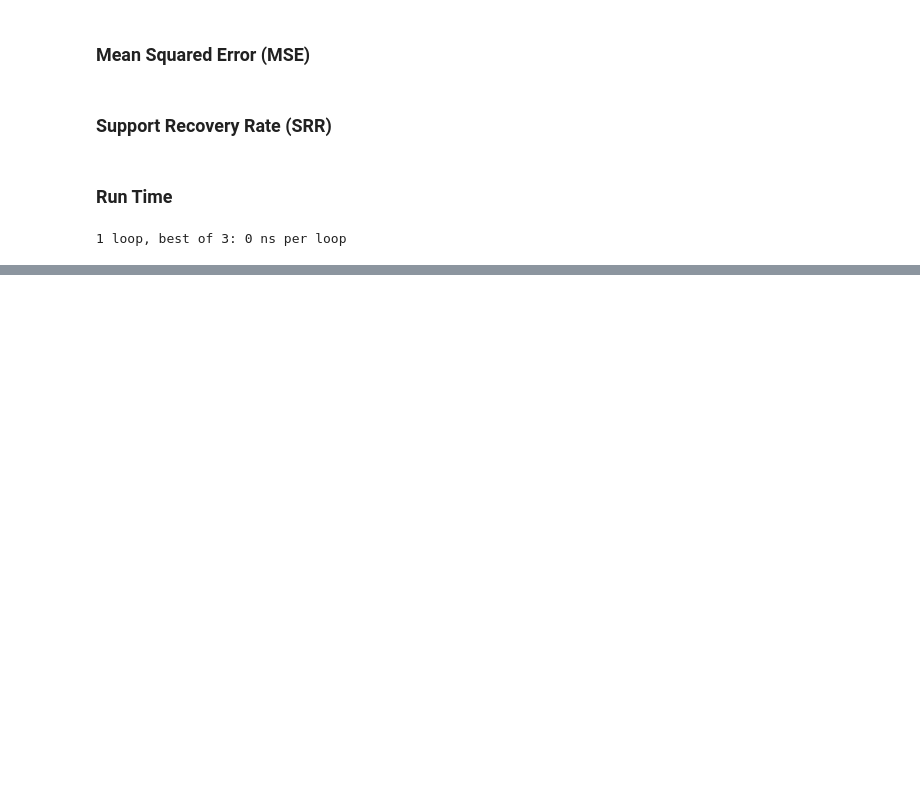
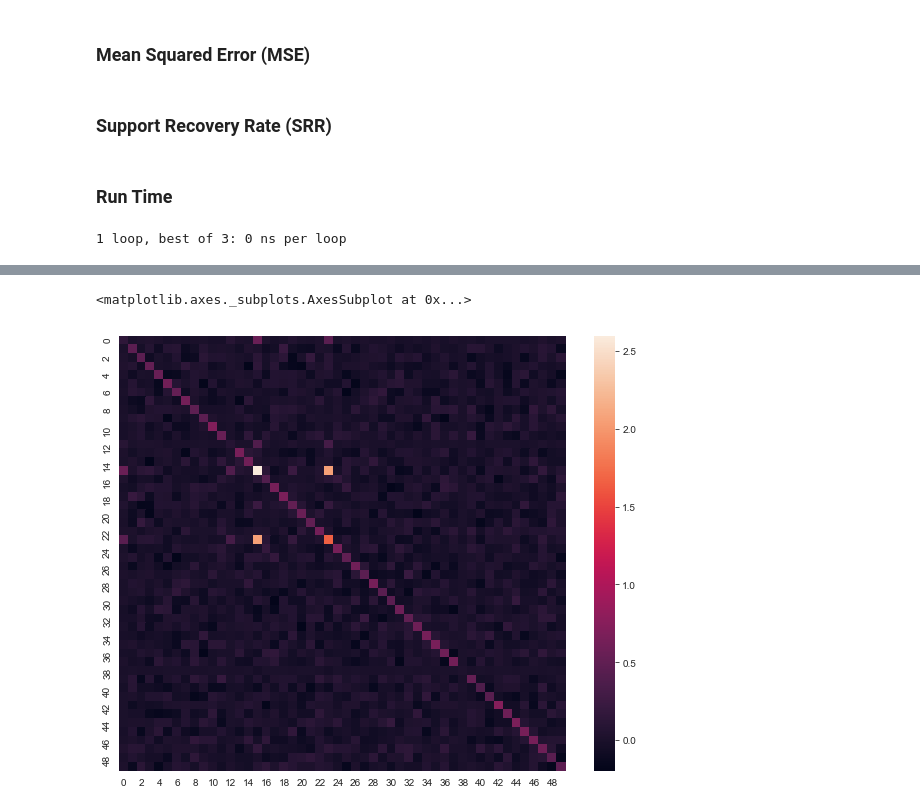
Before and after one commit to nataliedurgin/icerm_2018, a Jupyter notebook: online_recovery/notebooks/fixed_lag_kslb.ipynb, the cells around one changed output, grey strips where cells are left out. Cells and saved outputs as stored; diff of their text form; code cells hidden in the pictures; blank space fills up the shorter version.

Commit message:
Add some initial pykalman scratch

```diff
--- a/online_recovery/notebooks/fixed_lag_kslb.ipynb
+++ b/online_recovery/notebooks/fixed_lag_kslb.ipynb
@@ -104,0 +114,9 @@ def get_ssr(x_hat, sparse_support):
+# %%
+y = get_y(x, Phi).T # measurements
+diags = sp.zeros(N)
+diags[sparse_support] = D_coeffs
+D = sp.diag(diags) # Construct the diagonal matrix with sparse entries sampled uniformly earlier
+# %%
+kf = pk.KalmanFilter(transition_matrices = D , observation_matrices = Phi, em_vars= ['initial_state_covariance', 'transitional_covariance']) #
+# %%
+kf = kf.em(y, em_vars= ['initial_state_covariance', 'transitional_covariance'], n_iter=100) #
@@ -104,0 +145,5 @@ def get_ssr(x_hat, sparse_support):
+# %%
+sns.heatmap(kf.initial_state_covariance)
+# %% [output]
+<matplotlib.axes._subplots.AxesSubplot at 0x...>
+[figure, added]
```
Also changed, not shown: parts of 16 cells of this notebook, 1 other file.
